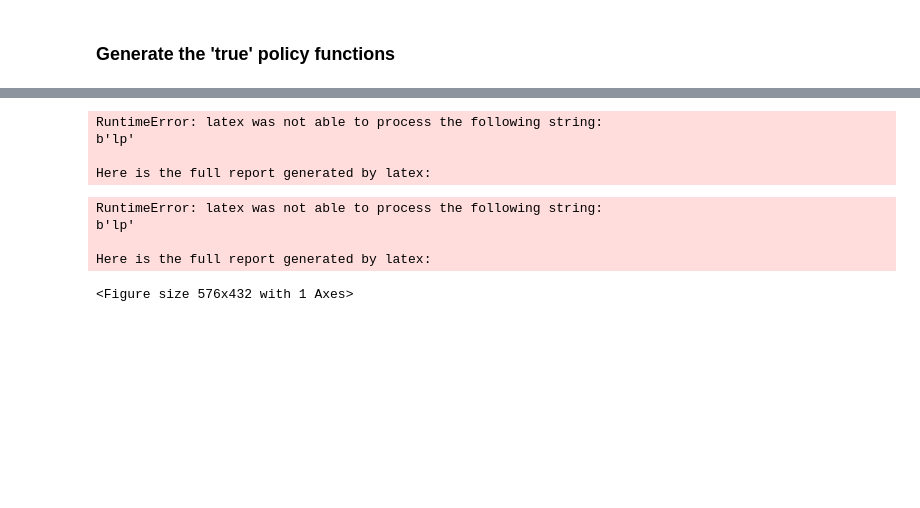
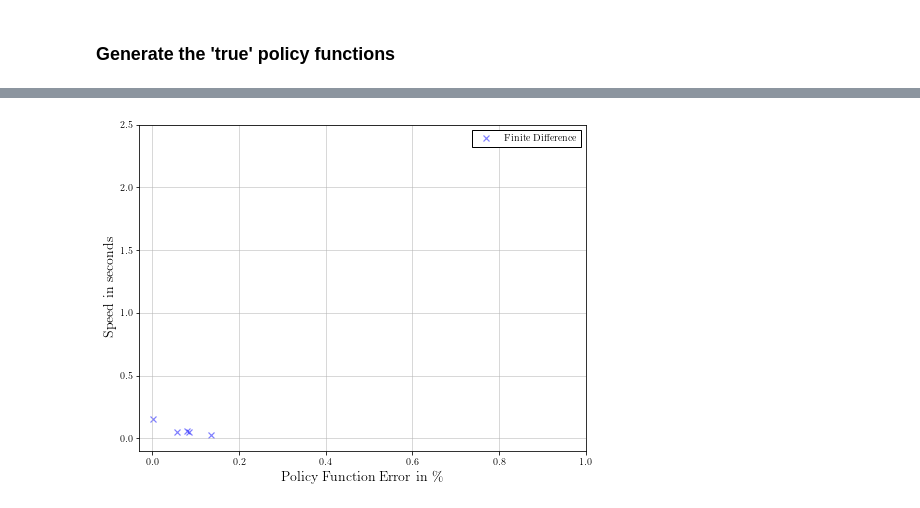
Before and after one commit to madsankern/DynamicProgramming, a Jupyter notebook: solve_1d_model.ipynb, the cells around one changed output, grey strips where cells are left out. Drawn from its saved outputs; the diff is of its cells as text; code cells hidden in the pictures; blank space fills up the shorter version.

```diff
--- a/solve_1d_model.ipynb
+++ b/solve_1d_model.ipynb
@@ -58 +48,11 @@ ValueError: setting an array element with a sequence.
+# %%
+# Compute policy functions
+model.par.Nm = max_nr
+model.par.m_max = m_max
+model.create_grids()
+model.solve_fd()
+c_fd_tr = model.sol_fd.c
+
+# Save fine asset grid for later interpolation
+m_fd_tr = model.sol_fd.m
 # %% [markdown]
@@ -69,7 +69,7 @@ time_egm = np.nan + np.zeros(num)
 for i,Na in enumerate(Na_vec):
 
     # Setup model
-    model = model_1d()
+    model = model_class()
     model.setup()
     model.par.Na = int(Na) # Set number of gridpoints
     model.create_grids()
@@ -94,20 +94,20 @@ for i,Na in enumerate(Na_vec):
 # %%
 # Points on the grid
 num = 50
-Na_vec = tools.nonlinspace(200,3500,num,1.3)
-n_reps = 50
+Nm_vec = tools.nonlinspace(200,3500,num,1.3)
+n_reps = 20
 
 # Initialize result vectors
 error_fd = np.nan + np.zeros((n_reps,num))
 time_fd = np.nan + np.zeros((n_reps,num))
 
-for j in range(n_reps) :
-    for i,Na in enumerate(Na_vec):
+for i,Nm in enumerate(Nm_vec):
+    for j in range(n_reps):
 
         # Setup model
-        model = model_1d()
+        model = model_class()
         model.setup()
-        model.par.Na = int(Na) # Set number of gridpoints
+        model.par.Nm = int(Nm) # Set number of gridpoints
         model.create_grids()
 
         # Solve model and set time
@@ -118,12 +118,16 @@ for j in range(n_reps) :
         time_fd[j,i] = t1 - t0
 
         c_fd = model.sol_fd.c
-        m_fd = model.sol_fd.a
+        m_fd = model.sol_fd.m
 
         # Generate interpolated policy function
-        c_fd_interp_1 = tools.interp_linear_1d(m_fd, c_fd[0], m_fd_tr[0])
-        c_fd_interp_2 = tools.interp_linear_1d(m_fd, c_fd[1], m_fd_tr[1])
+        c_fd_interp_1 = tools.interp_linear_1d(m_fd, c_fd[0], m_fd_tr)
+        c_fd_interp_2 = tools.interp_linear_1d(m_fd, c_fd[1], m_fd_tr)
         c_fd_interp = np.vstack((c_fd_interp_1, c_fd_interp_2))
 
         # Compute calculation error
         error_fd[j,i] = 100 * 1/max_nr * 1/2 * np.sum(np.abs(c_fd_interp - c_fd_tr)/c_fd_tr)
+
+#         print('Rep nr ' + str(j))
+
+#     print('Vec iteration is ' + str(i))
@@ -131,7 +153,7 @@ for j in range(n_reps) :
 # Compute average
 time_fd_av = np.nan + np.zeros(num)
 error_fd_av = np.nan + np.zeros(num)
-for i,Na in enumerate(Na_vec):
+for i,Nm in enumerate(Nm_vec):
 
     time_fd_av = np.sum(time_fd, axis = 0) / n_reps
     error_fd_av = np.sum(error_fd, axis = 0) / n_reps
@@ -138,31 +173,23 @@ for i,Na in enumerate(Na_vec):
 # %%
 # Generate
 fig = plt.figure(figsize=(8,6))
 ax = fig.add_subplot(1,1,1)
 
 # Settings
 ax.grid(b=True, which = 'major', linestyle='-', linewidth=0.5, color='0.7')
 ax.set_xlim([-0.03,1])
 ax.set_ylim([-0.1,2.5])
 ax.set_ylabel(r'Speed in seconds', size=14)
 ax.set_xlabel(r'Policy Function Error in \%', size=14)
 
 # ax.set_xscale('log')
 # ax.set_xlim([1e-3,2])
 
 # Plot
 ax.scatter(error_fd_av,time_fd_av,marker='x', alpha = 0.5, edgecolor = 'k', linewidth=1.2, color = 'blue', label = 'Finite Difference')
-ax.scatter(error_egm,time_egm, marker='+', alpha = 0.5, edgecolor = 'k', linewidth=1.2, color = 'red', label = 'Endogenous Grid')
+# ax.scatter(error_egm,time_egm, marker='+', alpha = 0.5, edgecolor = 'k', linewidth=1.2, color = 'red', label = 'Endogenous Grid')
 
 ax.legend(frameon = True, edgecolor = 'k', facecolor = 'white', framealpha=1, fancybox=False)
 plt.savefig('tradeoff.pdf')
 # %% [output]
-RuntimeError: latex was not able to process the following string:
-b'lp'
-
-Here is the full report generated by latex:
-RuntimeError: latex was not able to process the following string:
-b'lp'
-
-Here is the full report generated by latex:
-<Figure size 576x432 with 1 Axes>
+[figure, added]
```
Also changed, not shown: parts of 12 cells of this notebook, 2 other files.
